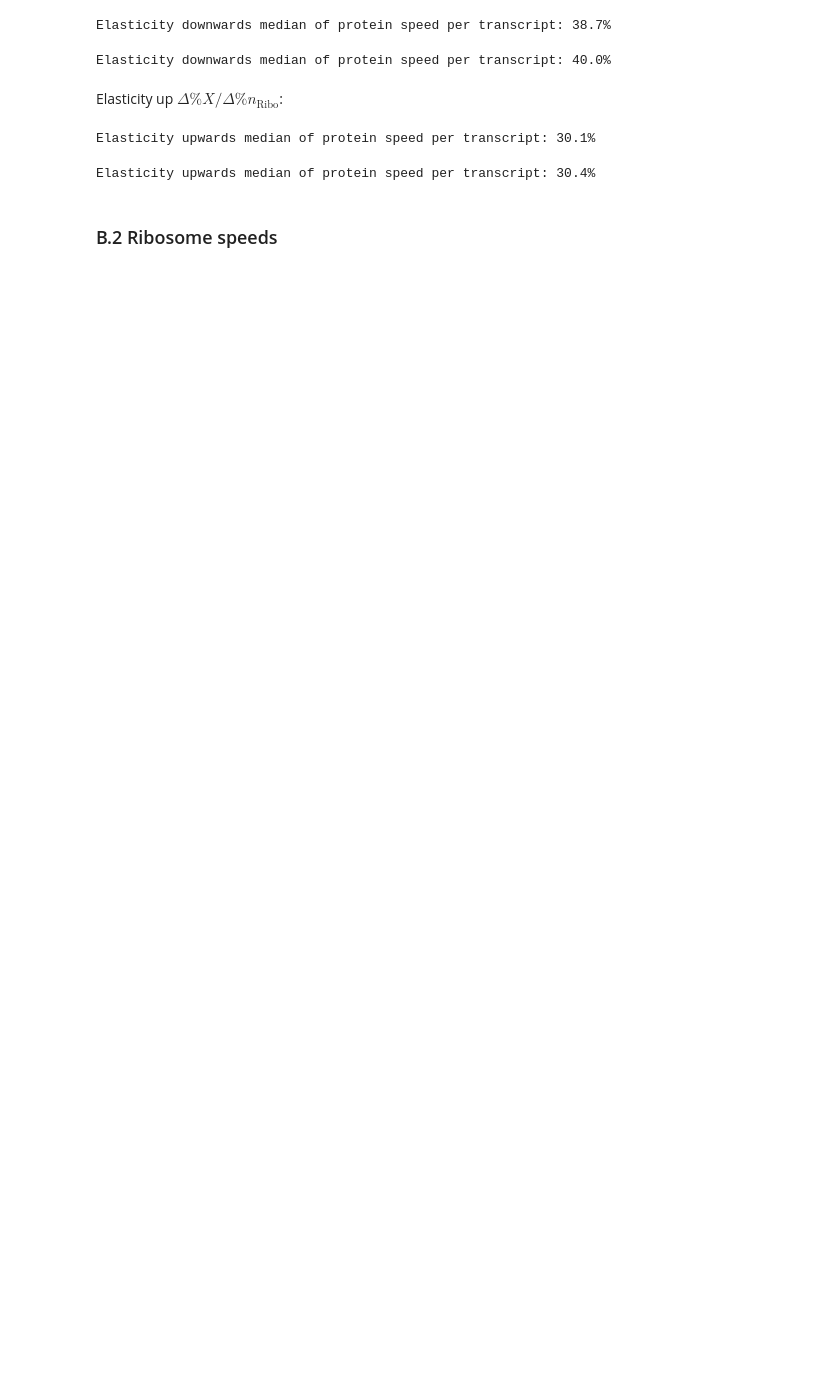
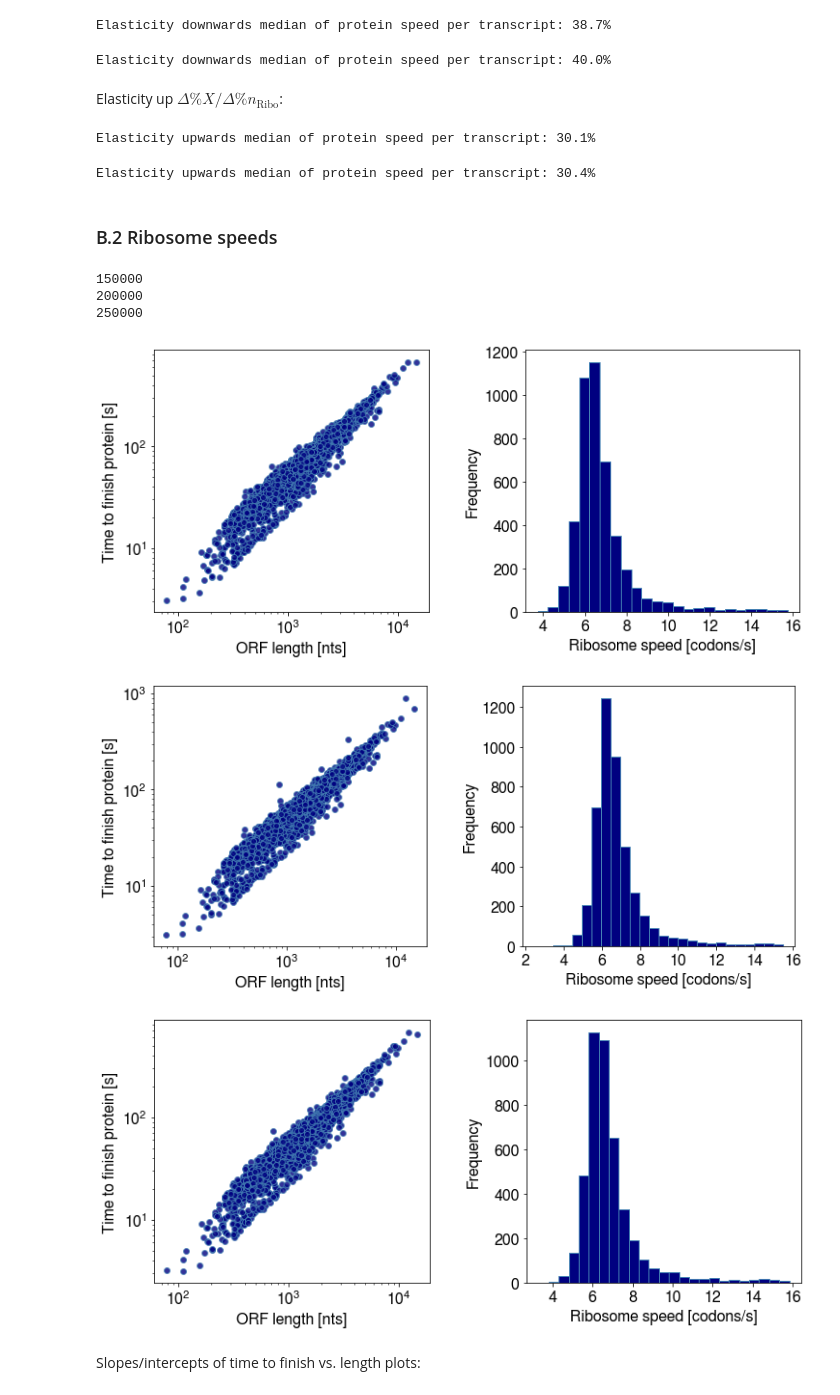
Before and after one commit to gittenberg/TRSL2, a Jupyter notebook: notebooks/01_Sensitivity_analysis_parameters.ipynb, the cells around one changed output. Drawn from its saved outputs; the diff is of its cells as text; code cells hidden in the pictures; blank space fills up the shorter version.

Commit message:
Ribosome speeds

```diff
--- a/notebooks/01_Sensitivity_analysis_parameters.ipynb
+++ b/notebooks/01_Sensitivity_analysis_parameters.ipynb
@@ -106,3 +109,5 @@ transcriptome_shah = pickle.load(open('../parameters/transcriptome_shah.p', 'rb'
+# %%
+orf_lengths = {prot: len(orf_genomic_dict[prot]) for prot in orf_genomic_dict}
 # %%
 prot_per_transcript_speeds = {}
 
@@ -244,6 +249,9 @@ print(f"Elasticity upwards median of protein speed per transcript: {elasticity_p
 Elasticity upwards median of protein speed per transcript: 30.4%
 # %% [markdown]
 ### B.2 Ribosome speeds
+# %%
+df1 = pd.DataFrame.from_dict(orf_lengths.items())
+df1.columns = ['name', 'ORF length [nts]']
 # %%
 transcript_tic_toc = {}
 transcript_tic_toc_averages = {}
@@ -253,0 +279,49 @@ for nribo in results.keys():
+# %%
+def plot_time_finish_ribosome_speed(ribo_speed_dict, df):
+    plt.rcParams['figure.figsize'] = (12, 5)
+    plt.rcParams['axes.edgecolor'] = 'black'
+    plt.rcParams['axes.labelcolor'] = 'black'
+    plt.rcParams['xtick.color'] = 'black'
+    plt.rcParams['ytick.color'] = 'black'
+    plt.rcParams['grid.linestyle'] = '-.'
+    plt.rcParams['grid.color'] = 'grey'
+    #plt.rcParams['figure.facecolor'] = 'white'
+
+    hfont = {'fontname':'FreeSans'}
+
+    fig = plt.figure()
+    fig.subplots_adjust(wspace=0.35)
+
+    ax = fig.add_subplot(121, facecolor='white')
+    ax.scatter(df['ORF length [nts]'], df['tic toc [s]'], alpha=0.8, color='navy', edgecolor='steelblue', linewidth=1)
+    ax.set_xlabel('ORF length [nts]', fontsize=16, **hfont)
+    ax.set_ylabel('Time to finish protein [s]', fontsize=16, **hfont)
+    plt.setp(ax.get_xticklabels(), fontsize=16, **hfont)
+    plt.setp(ax.get_yticklabels(), fontsize=16, **hfont)
+    ax.set_yscale('log')
+    ax.set_xscale('log')
+
+    ax = fig.add_subplot(122, facecolor='white')
+    plt.hist(ribo_speed_dict.values(),
+             bins=np.arange(min(ribo_speed_dict.values()), max(ribo_speed_dict.values()), 0.5),
+                               color='navy', edgecolor='steelblue')
+    ax.set_xlabel('Ribosome speed [codons/s]', fontsize=16, **hfont)
+    ax.set_ylabel('Frequency', fontsize=16, **hfont)
+    plt.setp(plt.gca().get_xticklabels(), fontsize=16, **hfont)
+    plt.setp(plt.gca().get_yticklabels(), fontsize=16, **hfont)
+
+    #plt.show()
+    #plt.savefig("ribosome_speeds.pdf")
+# %%
+for nribo in results.keys():
+    print(nribo)
+    plot_time_finish_ribosome_speed(ribo_speed_dict[nribo], df[nribo])
+# %% [output]
+150000
+200000
+250000
+[figure, added]
+[figure, added]
+[figure, added]
+# %% [markdown]
+Slopes/intercepts of time to finish vs. length plots:
```
Also changed, not shown: parts of 8 cells of this notebook.
